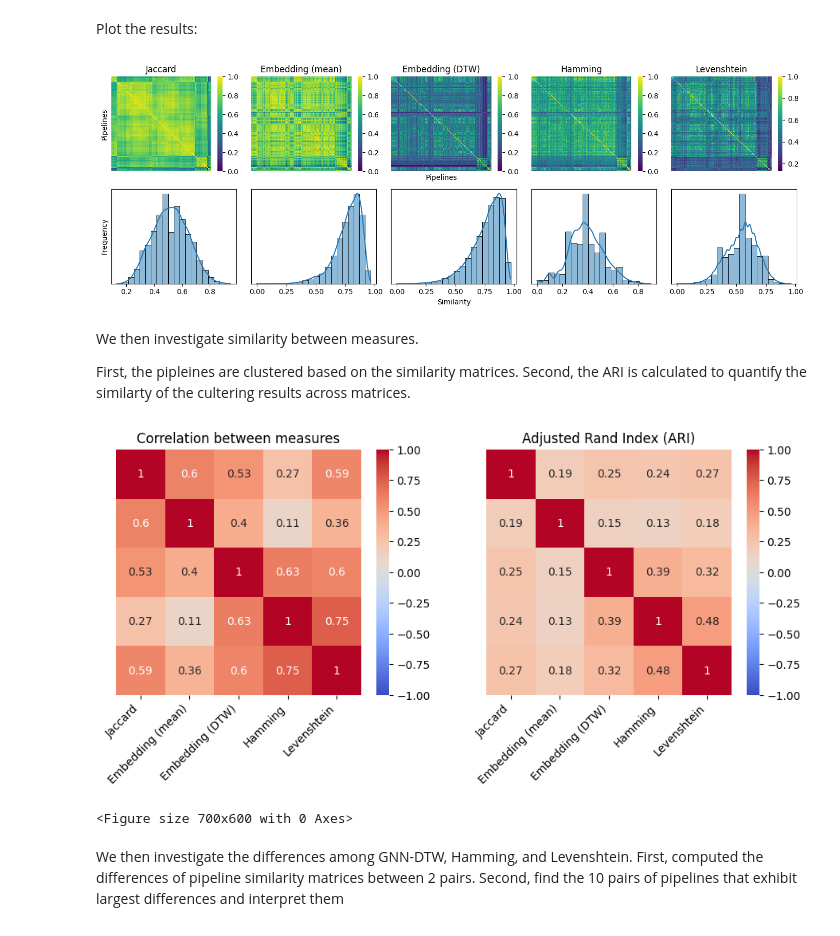
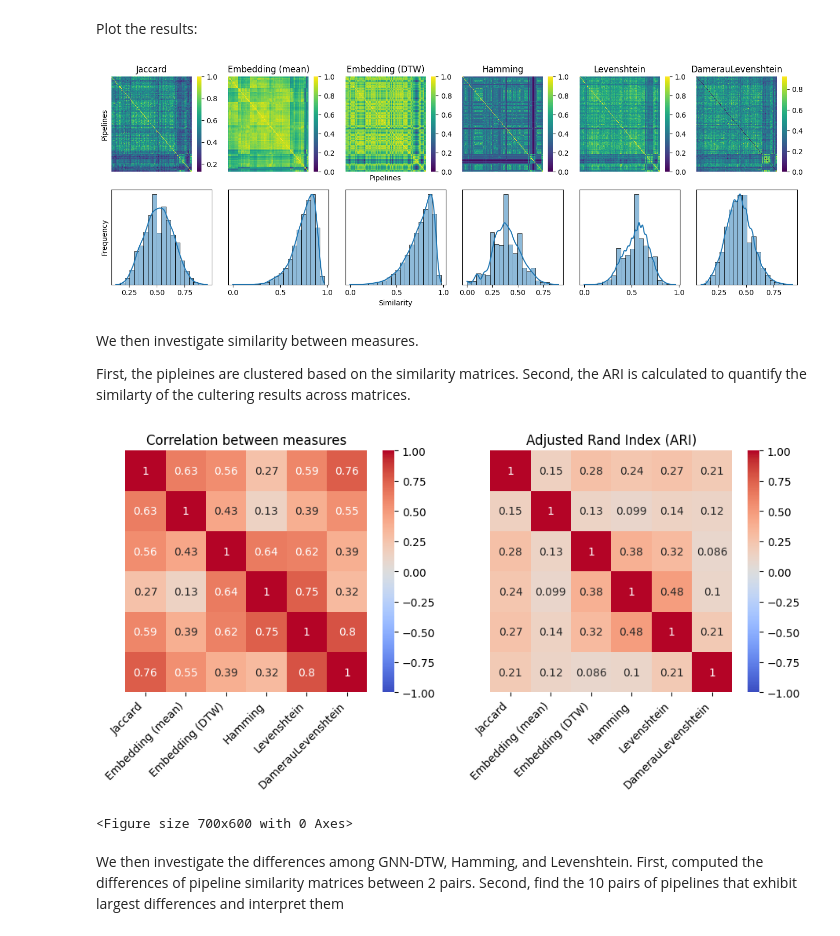
Before and after one commit to metascience-uol/GCN-pipelines, a Jupyter notebook: main.ipynb, the cells around one changed output. Saved outputs shown, nothing was run; the diff lists cells and outputs as text; code cells hidden in the pictures.

Commit message:
Add DamerauLevenshtein

```diff
--- a/main.ipynb
+++ b/main.ipynb
@@ -412,6 +407,21 @@ max_val = np.max(hamming_distance)
 scaled_hamming_distance = (hamming_distance - min_val) / (max_val - min_val)
 hamming_similarity = 1 - scaled_hamming_distance
 
+# DamerauLevenshtein distance
+n = len(pipelines)
+DamerauLevenshtein_distance = np.zeros((n,n))
+
+for i in range(n):
+    for j in range(n):
+        if i != j:
+            DamerauLevenshtein_distance[i, j] = damerauLevenshtein(pipelines[i], pipelines[j], similarity=False)
+
+min_val = np.min(DamerauLevenshtein_distance)
+max_val = np.max(DamerauLevenshtein_distance)
+scaled_DamerauLevenshtein_distance = (DamerauLevenshtein_distance - min_val) / (max_val - min_val)
+DamerauLevenshtein_similarity = 1 - scaled_DamerauLevenshtein_distance
+#DamerauLevenshtein_similarity = DamerauLevenshtein_distance
+
 # Jaccard distance
 mlb = MultiLabelBinarizer()
 pipeline_binary = mlb.fit_transform(pipelines)
@@ -425,6 +435,7 @@ upper_triangle_embeddings_dtw = embedding_similarity_dtw[triu_indices]
 upper_triangle_hamming = hamming_similarity[triu_indices]
 upper_triangle_levenshtein = levenshtein_similarity[triu_indices]
 upper_triangle_jaccard = jaccard_similarity[triu_indices]
+upper_triangle_dameraulevenshtein = DamerauLevenshtein_similarity[triu_indices]
 
 # Create a DataFrame with the upper triangle similarities
 similarity_data = pd.DataFrame({
@@ -433,68 +444,79 @@ similarity_data = pd.DataFrame({
     'Embedding (DTW)': upper_triangle_embeddings_dtw,
     'Hamming': upper_triangle_hamming,
     'Levenshtein': upper_triangle_levenshtein,
+    'DamerauLevenshtein': upper_triangle_dameraulevenshtein
 
 })
 # %%
 # Plot the similarity matrices
-fig, axes = plt.subplots(2, 5, figsize=(14, 5))
+fig, axes = plt.subplots(2, 6, figsize=(14, 5))
 
-sns.heatmap(embedding_similarity[np.ix_(row_order, col_order)], cmap='viridis', ax=axes[0,0])
+sns.heatmap(jaccard_similarity[np.ix_(row_order, col_order)], cmap='viridis', ax=axes[0,0])
 axes[0,0].set_title('Jaccard')
 axes[0,0].set_xticks([])
 axes[0,0].set_yticks([])
 axes[0,0].set_ylabel('Pipelines')
 
-sns.heatmap(embedding_similarity_dtw[np.ix_(row_order, col_order)], cmap='viridis', ax=axes[0,1])
+sns.heatmap(embedding_similarity[np.ix_(row_order, col_order)], cmap='viridis', ax=axes[0,1])
 axes[0,1].set_title('Embedding (mean)')
 axes[0,1].set_xticks([])
 axes[0,1].set_yticks([])
 
-sns.heatmap(hamming_similarity[np.ix_(row_order, col_order)], cmap='viridis', ax=axes[0,2])
+sns.heatmap(embedding_similarity_dtw[np.ix_(row_order, col_order)], cmap='viridis', ax=axes[0,2])
 axes[0,2].set_title('Embedding (DTW)')
 axes[0,2].set_xticks([])
 axes[0,2].set_yticks([])
 axes[0,2].set_xlabel('Pipelines')
 
-sns.heatmap(levenshtein_similarity[np.ix_(row_order, col_order)], cmap='viridis', ax=axes[0,3])
+sns.heatmap(hamming_similarity[np.ix_(row_order, col_order)], cmap='viridis', ax=axes[0,3])
 axes[0,3].set_title('Hamming')
 axes[0,3].set_xticks([])
 axes[0,3].set_yticks([])
 
-sns.heatmap(jaccard_similarity[np.ix_(row_order, col_order)], cmap='viridis', ax=axes[0,4])
+sns.heatmap(levenshtein_similarity[np.ix_(row_order, col_order)], cmap='viridis', ax=axes[0,4])
 axes[0,4].set_title('Levenshtein')
 axes[0,4].set_xticks([])
 axes[0,4].set_yticks([])
+
+
+sns.heatmap(DamerauLevenshtein_similarity[np.ix_(row_order, col_order)], cmap='viridis', ax=axes[0,5])
+axes[0,5].set_title('DamerauLevenshtein')
+axes[0,5].set_xticks([])
+axes[0,5].set_yticks([])
 
 sns.histplot(data=similarity_data['Jaccard'], kde=True, bins=20, ax=axes[1,0])
 axes[1,0].set_xlabel('')
 axes[1,0].set_ylabel('Frequency')
 axes[1,0].set_yticks([])
 
 sns.histplot(data=similarity_data['Embedding (mean)'], kde=True, bins=20, ax=axes[1,1])
 axes[1,1].set_xlabel('')
 axes[1,1].set_ylabel('')
 axes[1,1].set_yticks([])
 
 sns.histplot(data=similarity_data['Embedding (DTW)'], kde=True, bins=20, ax=axes[1,2])
 axes[1,2].set_xlabel('Similarity')
 axes[1,2].set_ylabel('')
 axes[1,2].set_yticks([])
 
 sns.histplot(data=similarity_data['Hamming'], kde=True, bins=20, ax=axes[1,3])
 axes[1,3].set_xlabel('')
 axes[1,3].set_ylabel('')
 axes[1,3].set_yticks([])
 
 sns.histplot(data=similarity_data['Levenshtein'], kde=True, bins=20, ax=axes[1,4])
-axes[1,4].set_title('')
 axes[1,4].set_xlabel('')
 axes[1,4].set_ylabel('')
 axes[1,4].set_yticks([])
 
+sns.histplot(data=similarity_data['DamerauLevenshtein'], kde=True, bins=20, ax=axes[1,5])
+axes[1,5].set_xlabel('')
+axes[1,5].set_ylabel('')
+axes[1,5].set_yticks([])
+
 plt.tight_layout()
 # %% [output]
-[figure, old version]
+[figure, new version]
 # %% [markdown]
 We then investigate similarity between measures.
 
@@ -503,8 +525,8 @@ First, the pipleines are clustered based on the similarity matrices. Second, the
 ### Perform clustering with k-means and the elbow method
 
 # Define the similarity matrices
-similarity_matrices = [jaccard_similarity, embedding_similarity, embedding_similarity_dtw, hamming_similarity, levenshtein_similarity]
-similarity_matrix_names = ['Jaccard', 'Embedding (mean)', 'Embedding (DTW)', 'Hamming', 'Levenshtein']
+similarity_matrices = [jaccard_similarity, embedding_similarity, embedding_similarity_dtw, hamming_similarity, levenshtein_similarity, DamerauLevenshtein_similarity]
+similarity_matrix_names = ['Jaccard', 'Embedding (mean)', 'Embedding (DTW)', 'Hamming', 'Levenshtein', 'DamerauLevenshtein']
 """
 # Perform k-means clustering with the elbow method for each similarity matrix
 for similarity_matrix, similarity_matrix_name in zip(similarity_matrices, similarity_matrix_names):
@@ -579,7 +601,7 @@ for label in axes[1].get_xticklabels():
     label.set_ha('right')
 plt.show()
 # %% [output]
-[figure, old version]
+[figure, new version]
 <Figure size 700x600 with 0 Axes>
 # %% [markdown]
 We then investigate the differences among GNN-DTW, Hamming, and Levenshtein.
```
Also changed, not shown: parts of 7 cells of this notebook.
